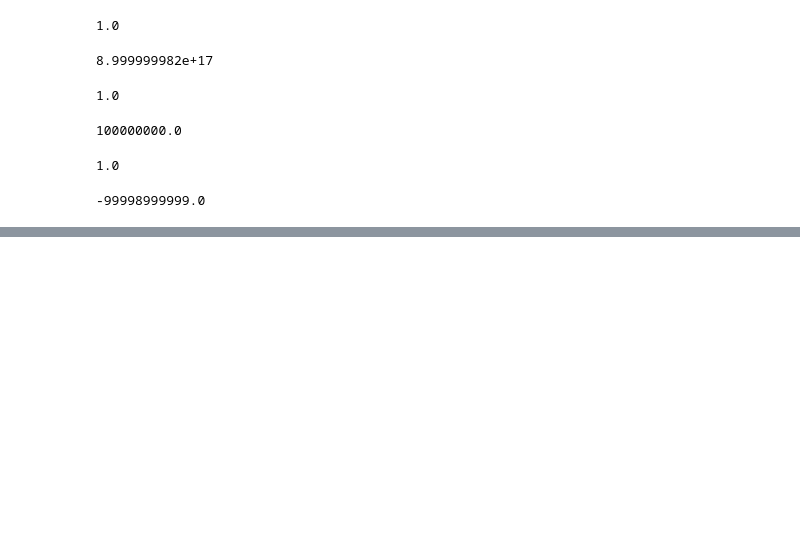
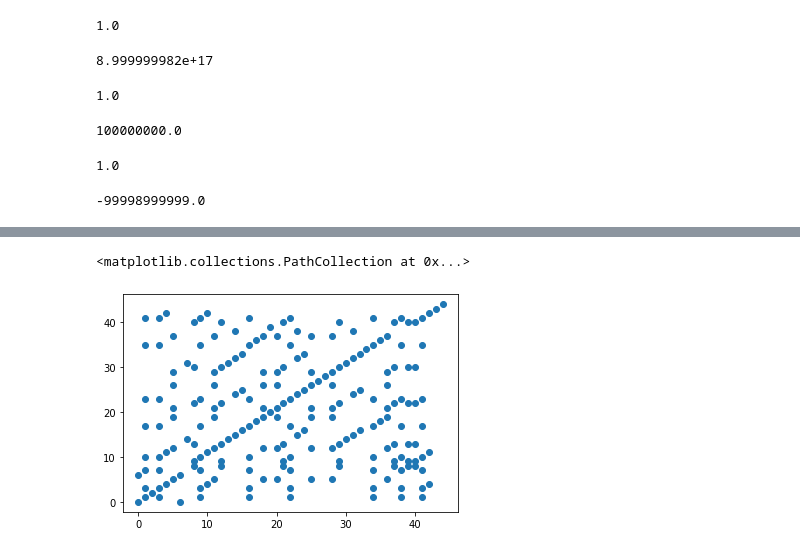
Before and after one commit to millera2/millera2.github.io, a Jupyter notebook: CS-111/CS111-scratch-pad.ipynb, the cells around one changed output, grey strips where cells are left out. Cells and saved outputs as stored; diff of their text form; code cells hidden in the pictures; blank space fills up the shorter version.

```diff
--- a/CS-111/CS111-scratch-pad.ipynb
+++ b/CS-111/CS111-scratch-pad.ipynb
@@ -1217,0 +1334,15 @@ q1(-1000)
+# %%
+x = []
+y = []
+for i in range(len(string1)):
+    for j in range(len(string2)):
+        if string1[i]==string2[j]:
+            x.append(i)
+            y.append(j)
+
+import matplotlib.pyplot as pyplot
+
+pyplot.scatter(x,y)
+# %% [output]
+<matplotlib.collections.PathCollection at 0x...>
+[figure, added]
```
Also changed, not shown: parts of 41 cells of this notebook, 7 other files.
